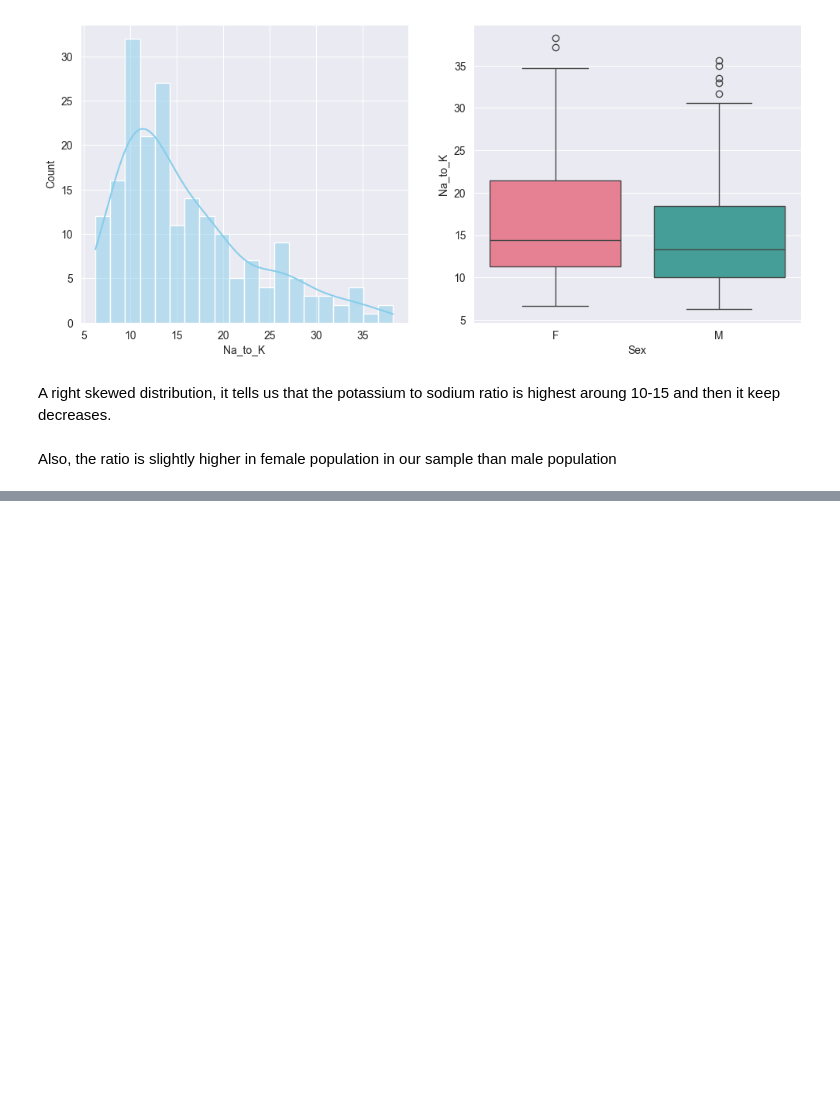
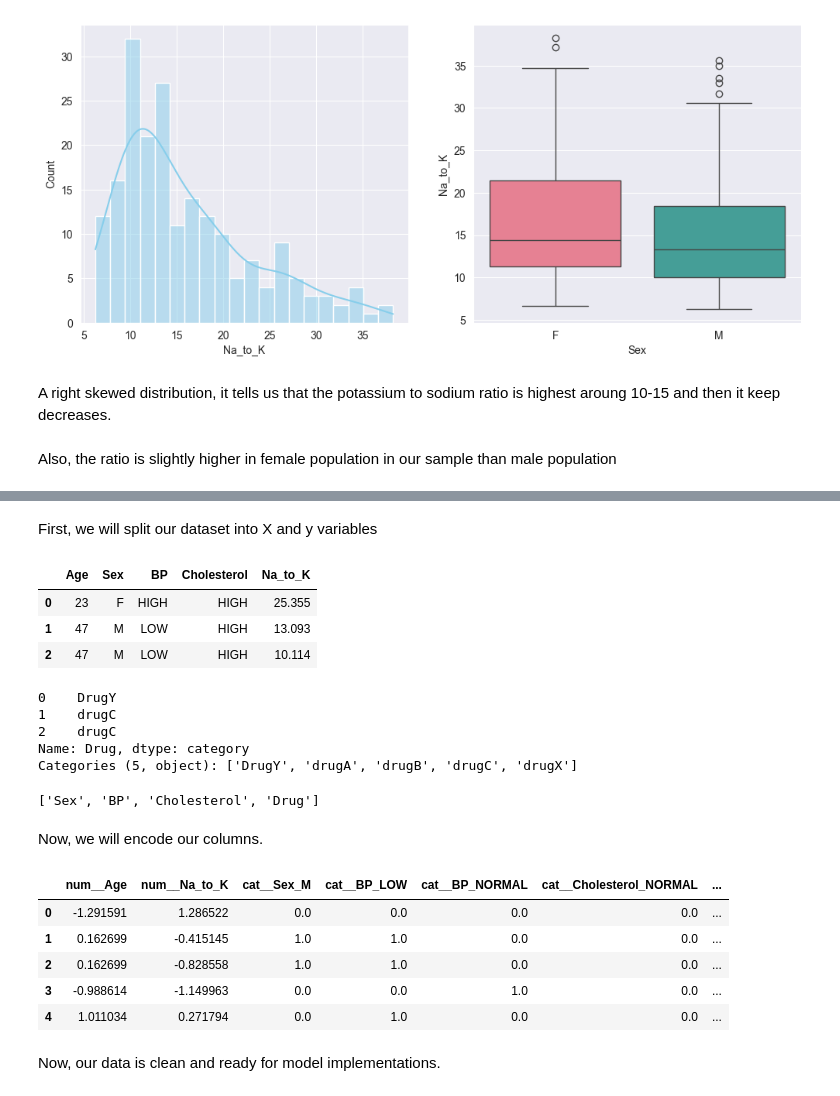
Before and after one commit to yashdeshpandex1/drug_classification, a Jupyter notebook: drug_classification.ipynb, the cells around one changed output, grey strips where cells are left out. Saved outputs shown, nothing was run; the diff lists cells and outputs as text; code cells hidden in the pictures; blank space fills up the shorter version.

Commit message:
chore: clean and preprocess dataset

```diff
--- a/drug_classification.ipynb
+++ b/drug_classification.ipynb
@@ -199,0 +215,2 @@ Also, the ratio is slightly higher in female population in our sample than male
+# %% [markdown]
+First, we will split our dataset into X and y variables
@@ -199,0 +223,43 @@ Also, the ratio is slightly higher in female population in our sample than male
+# %%
+X.head(3)
+# %% [output]
+|  | Age | Sex | BP | Cholesterol | Na_to_K |
+| 0 | 23 | F | HIGH | HIGH | 25.355 |
+| 1 | 47 | M | LOW | HIGH | 13.093 |
+| 2 | 47 | M | LOW | HIGH | 10.114 |
+# %%
+y.head(3)
+# %% [output]
+0    DrugY
+1    drugC
+2    drugC
+Name: Drug, dtype: category
+Categories (5, object): ['DrugY', 'drugA', 'drugB', 'drugC', 'drugX']
+# %%
+num_cols = ['Age', 'Na_to_K']
+# %%
+cat_cols
+# %% [output]
+['Sex', 'BP', 'Cholesterol', 'Drug']
+# %% [markdown]
+Now, we will encode our columns.
+# %%
+from sklearn.compose import ColumnTransformer
+from sklearn.preprocessing import StandardScaler, OneHotEncoder
+
+preprocessor=ColumnTransformer(transformers=[('num', StandardScaler(), num_cols),
+                                             ('cat', OneHotEncoder(drop='first', handle_unknown='ignore'), cat_cols)],
+                                             remainder='passthrough')
+
+encoded_data = preprocessor.fit_transform(df)
+encoded_df = pd.DataFrame(encoded_data, columns = preprocessor.get_feature_names_out())
+encoded_df.head()
+# %% [output]
+|  | num__Age | num__Na_to_K | cat__Sex_M | cat__BP_LOW | cat__BP_NORMAL | cat__Cholesterol_NORMAL | ... |
+| 0 | -1.291591 | 1.286522 | 0.0 | 0.0 | 0.0 | 0.0 | ... |
+| 1 | 0.162699 | -0.415145 | 1.0 | 1.0 | 0.0 | 0.0 | ... |
+| 2 | 0.162699 | -0.828558 | 1.0 | 1.0 | 0.0 | 0.0 | ... |
+| 3 | -0.988614 | -1.149963 | 0.0 | 0.0 | 1.0 | 0.0 | ... |
+| 4 | 1.011034 | 0.271794 | 0.0 | 1.0 | 0.0 | 0.0 | ... |
+# %% [markdown]
+Now, our data is clean and ready for model implementations.
```
Also changed, not shown: parts of 5 cells of this notebook.
